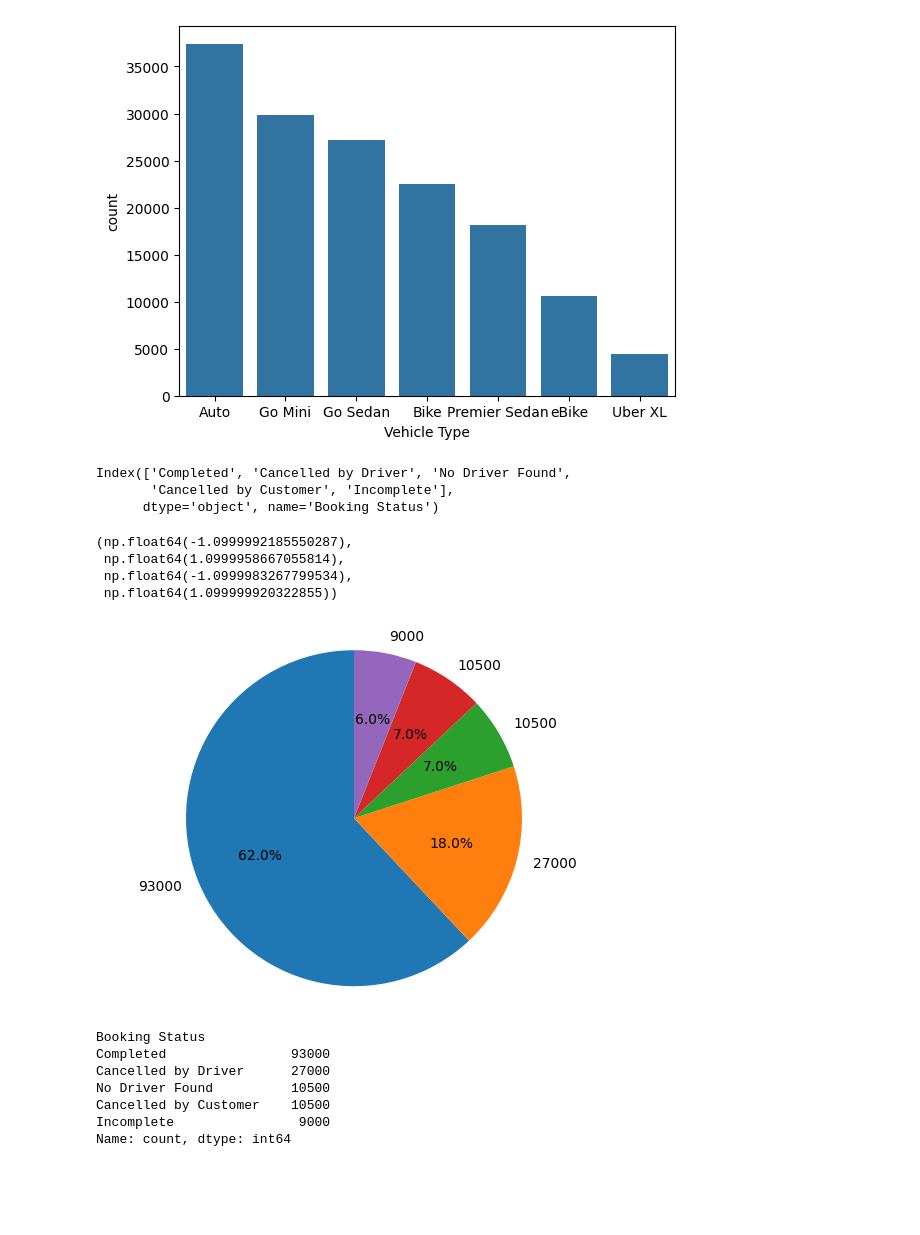
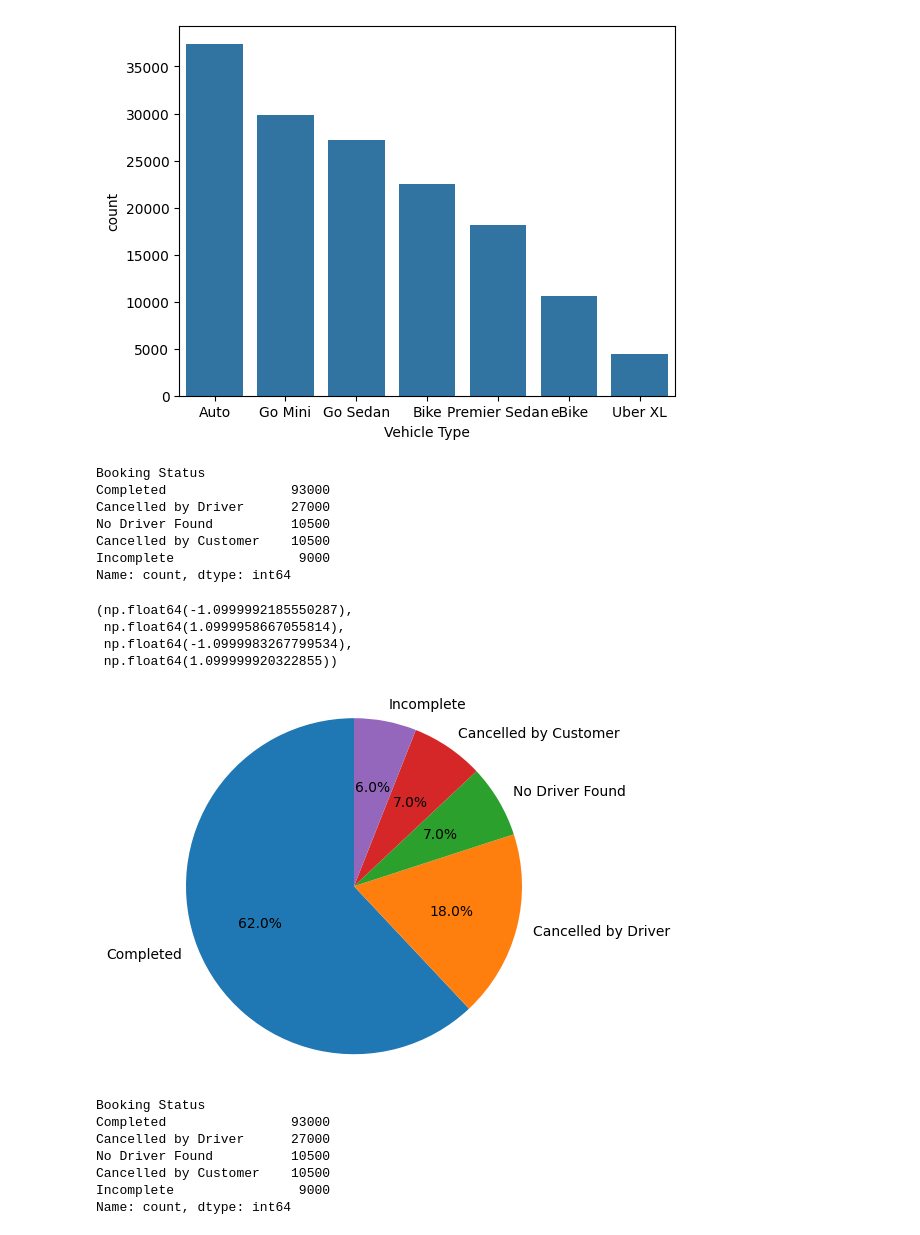
Before and after one commit to Himmu5/data-analysis, a Jupyter notebook: notebooks/uber_analysis.ipynb, the cells around one changed output. Saved outputs shown, nothing was run; the diff lists cells and outputs as text; code cells hidden in the pictures; blank space fills up the shorter version.

Commit message:
feat: uber data analysis added

```diff
--- a/notebooks/uber_analysis.ipynb
+++ b/notebooks/uber_analysis.ipynb
@@ -81,20 +81,24 @@ sns.barplot(data=vehicle_type_data, x="Vehicle Type", y="count")
 [figure]
 # %%
 booking_status_data = uber_data.aggregate("Booking Status").value_counts()
-booking_status_data.index
+booking_status_data
 # %% [output]
-Index(['Completed', 'Cancelled by Driver', 'No Driver Found',
-       'Cancelled by Customer', 'Incomplete'],
-      dtype='object', name='Booking Status')
+Booking Status
+Completed                93000
+Cancelled by Driver      27000
+No Driver Found          10500
+Cancelled by Customer    10500
+Incomplete                9000
+Name: count, dtype: int64
 # %%
-plt.pie(booking_status_data, labels=booking_status_data.values, autopct='%1.1f%%', startangle=90)
+plt.pie(booking_status_data, labels=booking_status_data.index, autopct='%1.1f%%', startangle=90)
 plt.axis('equal')
 # %% [output]
 (np.float64(-1.0999992185550287),
  np.float64(1.0999958667055814),
  np.float64(-1.0999983267799534),
  np.float64(1.099999920322855))
-[figure, old version]
+[figure, new version]
 # %%
 booking_status_data
 # %% [output]
```
Also changed, not shown: parts of 24 cells of this notebook.
